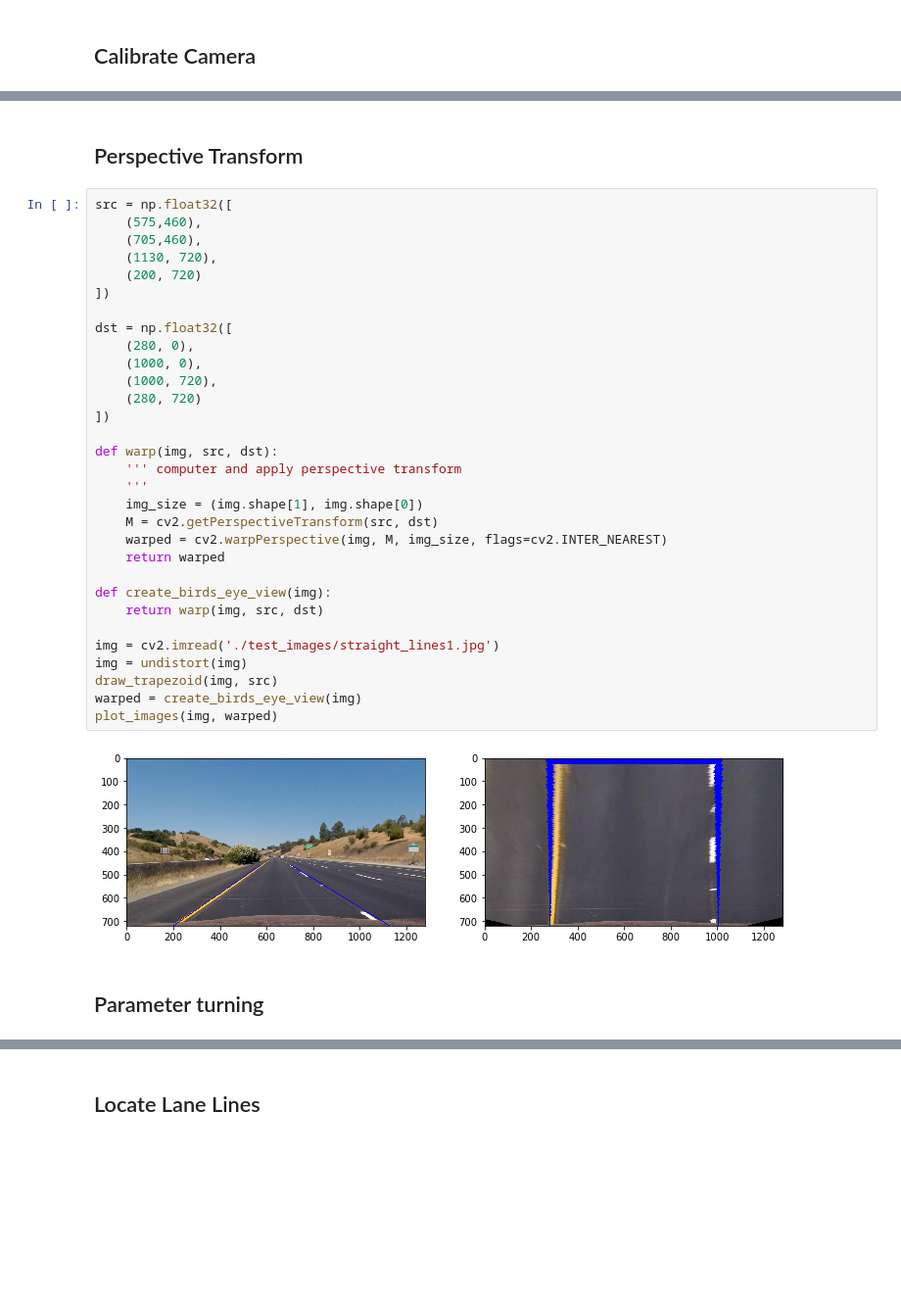
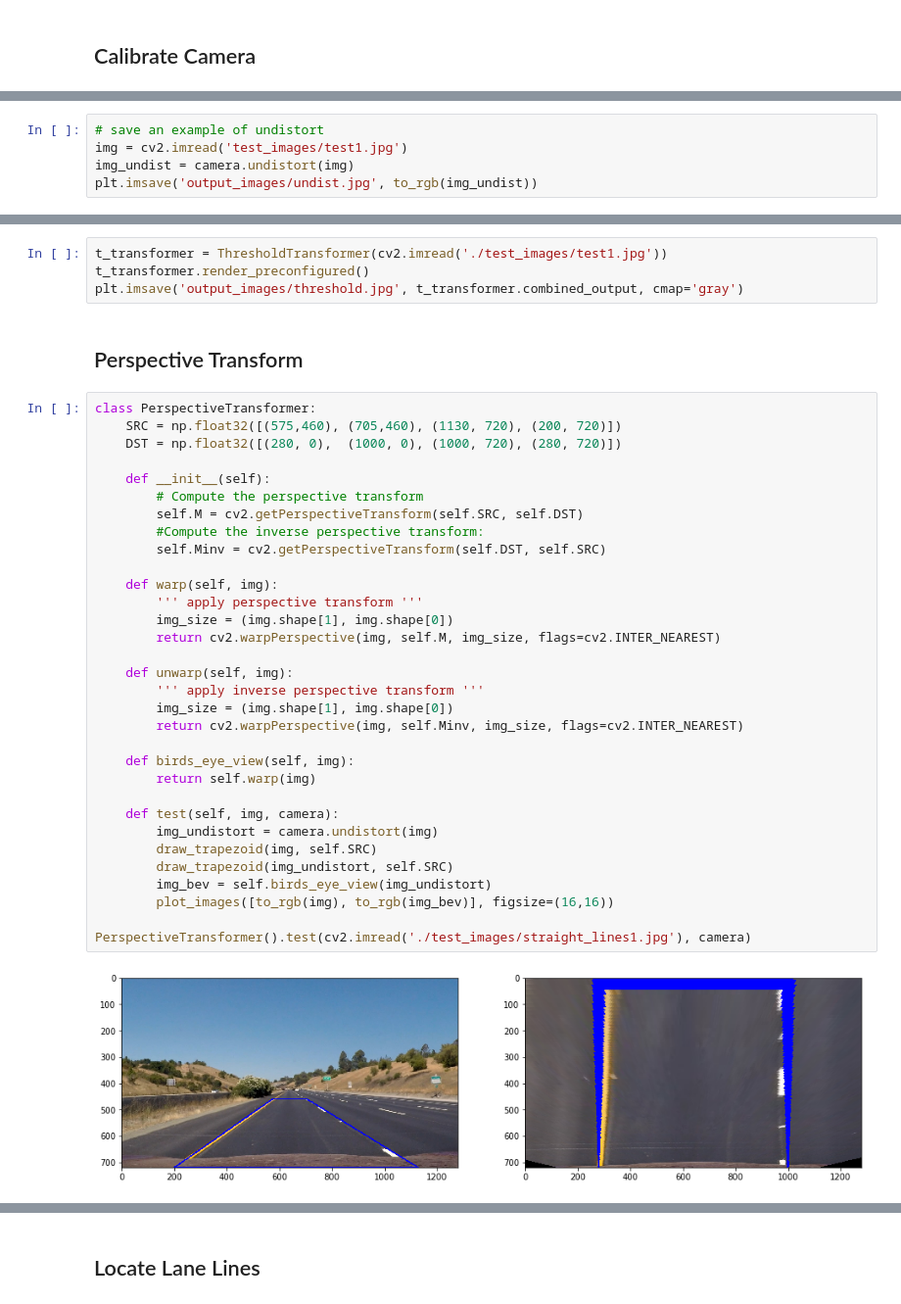
Before and after one commit to vincechan/CarND-AdvancedLaneFinding, a Jupyter notebook: advanced-lane-finding.ipynb, the cells around one changed output, grey strips where cells are left out. Shown at 98% size. Cells and saved outputs as stored; diff of their text form; blank space fills up the shorter version.

```diff
--- a/advanced-lane-finding.ipynb
+++ b/advanced-lane-finding.ipynb
@@ -96,2 +127,7 @@ done..
+# %%
+# save an example of undistort
+img = cv2.imread('test_images/test1.jpg')
+img_undist = camera.undistort(img)
+plt.imsave('output_images/undist.jpg', to_rgb(img_undist))
 # %% [markdown]
 ## Threshold Transform
@@ -193,37 +289,40 @@ for fname in fnames:
+# %%
+t_transformer = ThresholdTransformer(cv2.imread('./test_images/test1.jpg'))
+t_transformer.render_preconfigured()
+plt.imsave('output_images/threshold.jpg', t_transformer.combined_output, cmap='gray')
 # %% [markdown]
 ## Perspective Transform
 # %%
-src = np.float32([
-    (575,460),
-    (705,460),
-    (1130, 720),
-    (200, 720)
-])
+class PerspectiveTransformer:
+    SRC = np.float32([(575,460), (705,460), (1130, 720), (200, 720)])
+    DST = np.float32([(280, 0),  (1000, 0), (1000, 720), (280, 720)])
 
-dst = np.float32([
-    (280, 0),
-    (1000, 0),
-    (1000, 720),
-    (280, 720)
-])
+    def __init__(self):
+        # Compute the perspective transform
+        self.M = cv2.getPerspectiveTransform(self.SRC, self.DST)
+        #Compute the inverse perspective transform:
+        self.Minv = cv2.getPerspectiveTransform(self.DST, self.SRC)
 
-def warp(img, src, dst):
-    ''' computer and apply perspective transform
-    '''
-    img_size = (img.shape[1], img.shape[0])
-    M = cv2.getPerspectiveTransform(src, dst)
-    warped = cv2.warpPerspective(img, M, img_size, flags=cv2.INTER_NEAREST)
-    return warped
+    def warp(self, img):
+        ''' apply perspective transform '''
+        img_size = (img.shape[1], img.shape[0])
+        return cv2.warpPerspective(img, self.M, img_size, flags=cv2.INTER_NEAREST)
 
-def create_birds_eye_view(img):
-    return warp(img, src, dst)
+    def unwarp(self, img):
+        ''' apply inverse perspective transform '''
+        img_size = (img.shape[1], img.shape[0])
+        return cv2.warpPerspective(img, self.Minv, img_size, flags=cv2.INTER_NEAREST)
 
-img = cv2.imread('./test_images/straight_lines1.jpg')
-img = undistort(img)
-draw_trapezoid(img, src)
-warped = create_birds_eye_view(img)
-plot_images(img, warped)
+    def birds_eye_view(self, img):
+        return self.warp(img)
+
+    def test(self, img, camera):
+        img_undistort = camera.undistort(img)
+        draw_trapezoid(img, self.SRC)
+        draw_trapezoid(img_undistort, self.SRC)
+        img_bev = self.birds_eye_view(img_undistort)
+        plot_images([to_rgb(img), to_rgb(img_bev)], figsize=(16,16))
+
+PerspectiveTransformer().test(cv2.imread('./test_images/straight_lines1.jpg'), camera)
 # %% [output]
-[figure, old version]
+[figure, new version]
-# %% [markdown]
-## Parameter turning
```
Also changed, not shown: parts of 22 cells of this notebook, 9 other files.
